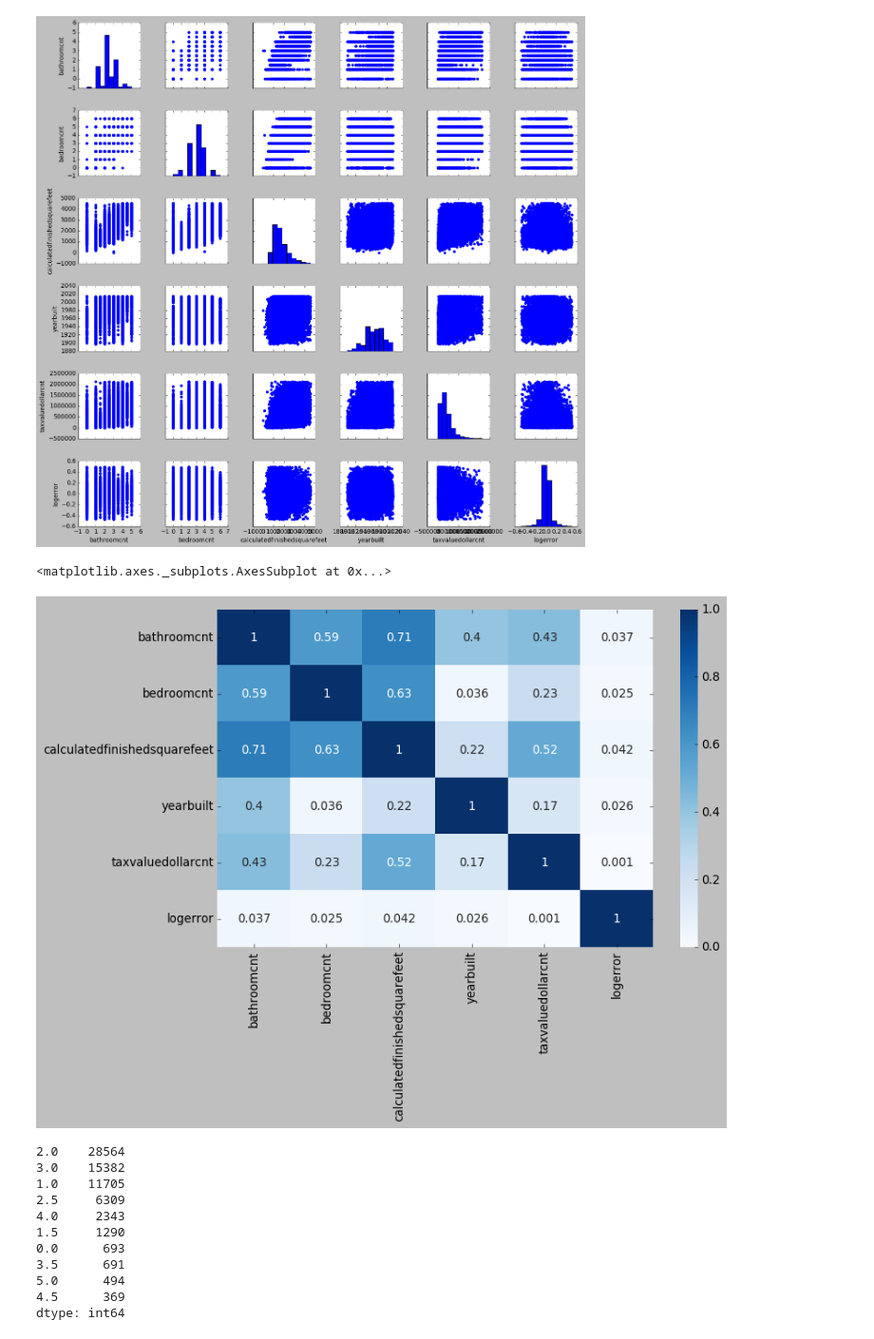
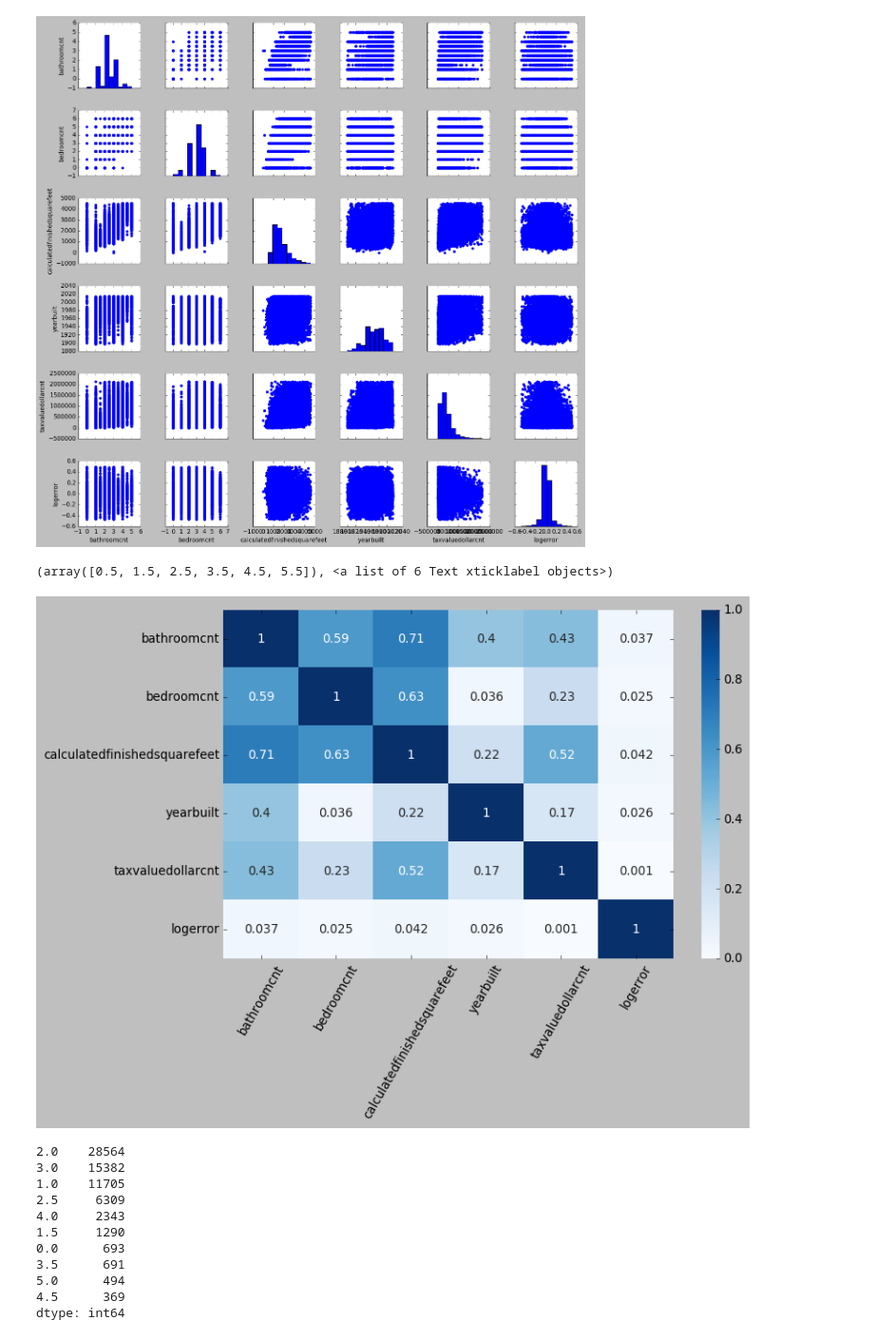
Before and after one commit to escalante-eric/codeup-ds-projects, a Jupyter notebook: Regression_Proj_EricEscalante.ipynb, the cells around one changed output. Shown: that part at 95% size. Saved outputs shown, nothing was run; the diff lists cells and outputs as text; code cells hidden in the pictures.

```diff
--- a/Regression_Proj_EricEscalante.ipynb
+++ b/Regression_Proj_EricEscalante.ipynb
@@ -280,10 +280,11 @@ g.map_offdiag(plt.scatter);
 # %%
 ### Create a heatmap of the correlation between each variable pair.
 plt.figure(figsize=(10,6))
 sns.heatmap(train.corr(), cmap='Blues', annot=True)
+plt.xticks(rotation=60)
 # %% [output]
-<matplotlib.axes._subplots.AxesSubplot at 0x...>
+(array([0.5, 1.5, 2.5, 3.5, 4.5, 5.5]), <a list of 6 Text xticklabel objects>)
-[figure, old version]
+[figure, new version]
 # %%
 pd.value_counts(train['bathroomcnt'].values, sort=True)
 # %% [output]
```
Also changed, not shown: parts of 2 cells of this notebook.
